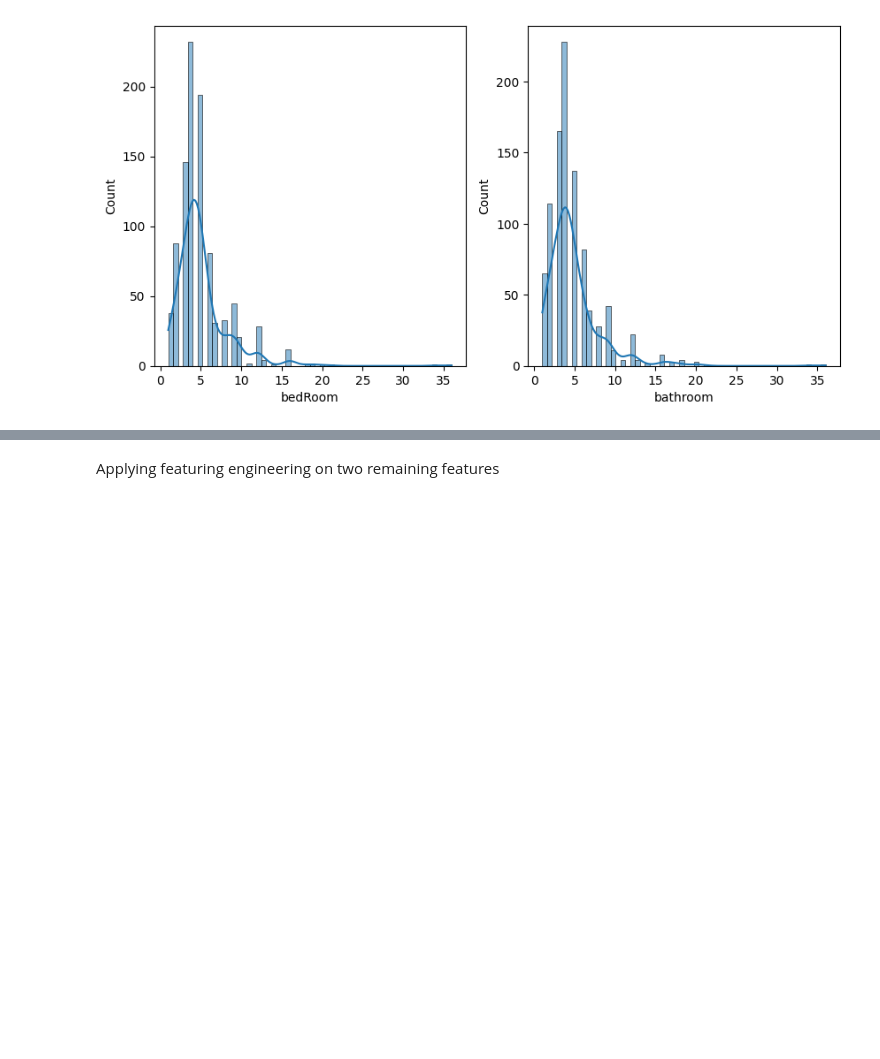
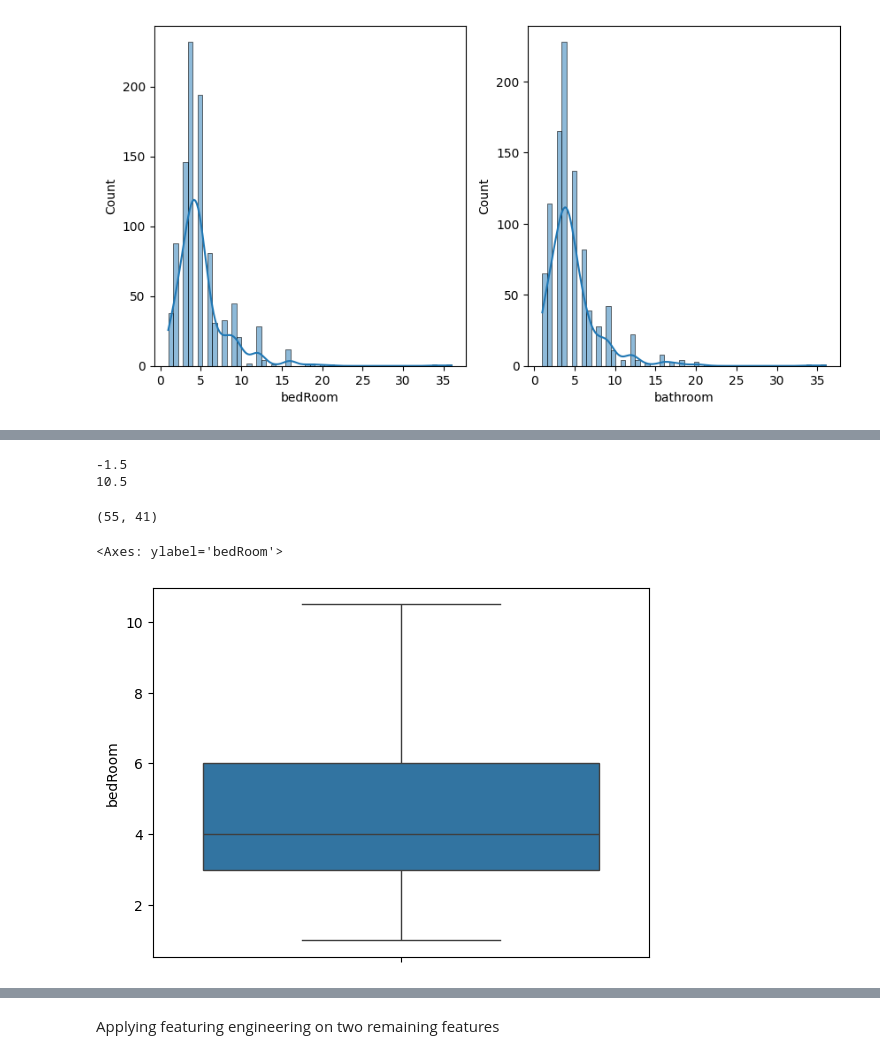
Before and after one commit to PremKarhale/Machine-learning, a Jupyter notebook: Projects/MegaProject1.ipynb, the cells around one changed output, grey strips where cells are left out. Drawn from its saved outputs; the diff is of its cells as text; code cells hidden in the pictures; blank space fills up the shorter version.

```diff
--- a/Projects/MegaProject1.ipynb
+++ b/Projects/MegaProject1.ipynb
@@ -1564,0 +1656,32 @@ sns.histplot(df['bathroom'],kde=True)
+# %%
+Q1=df['bedRoom'].quantile(0.25)
+Q3=df['bedRoom'].quantile(0.75)
+IQR =Q3-Q1
+
+lower = Q1 - 1.5*IQR
+upper = Q3 + 1.5*IQR
+
+print(lower)
+print(upper)
+# %% [output]
+-1.5
+10.5
+# %%
+df[(df['bedRoom']>upper)|(df['bedRoom']<lower)].shape
+# %% [output]
+(55, 41)
+# %%
+df['bedRoom']=np.where(
+    df['bedRoom']>upper,
+    upper,
+    np.where(
+        df['bedRoom']<lower,
+        lower,
+        df['bedRoom']
+    )
+)
+# %%
+sns.boxplot(df['bedRoom'])
+# %% [output]
+<Axes: ylabel='bedRoom'>
+[figure, added]
```
Also changed, not shown: parts of 46 cells of this notebook.
